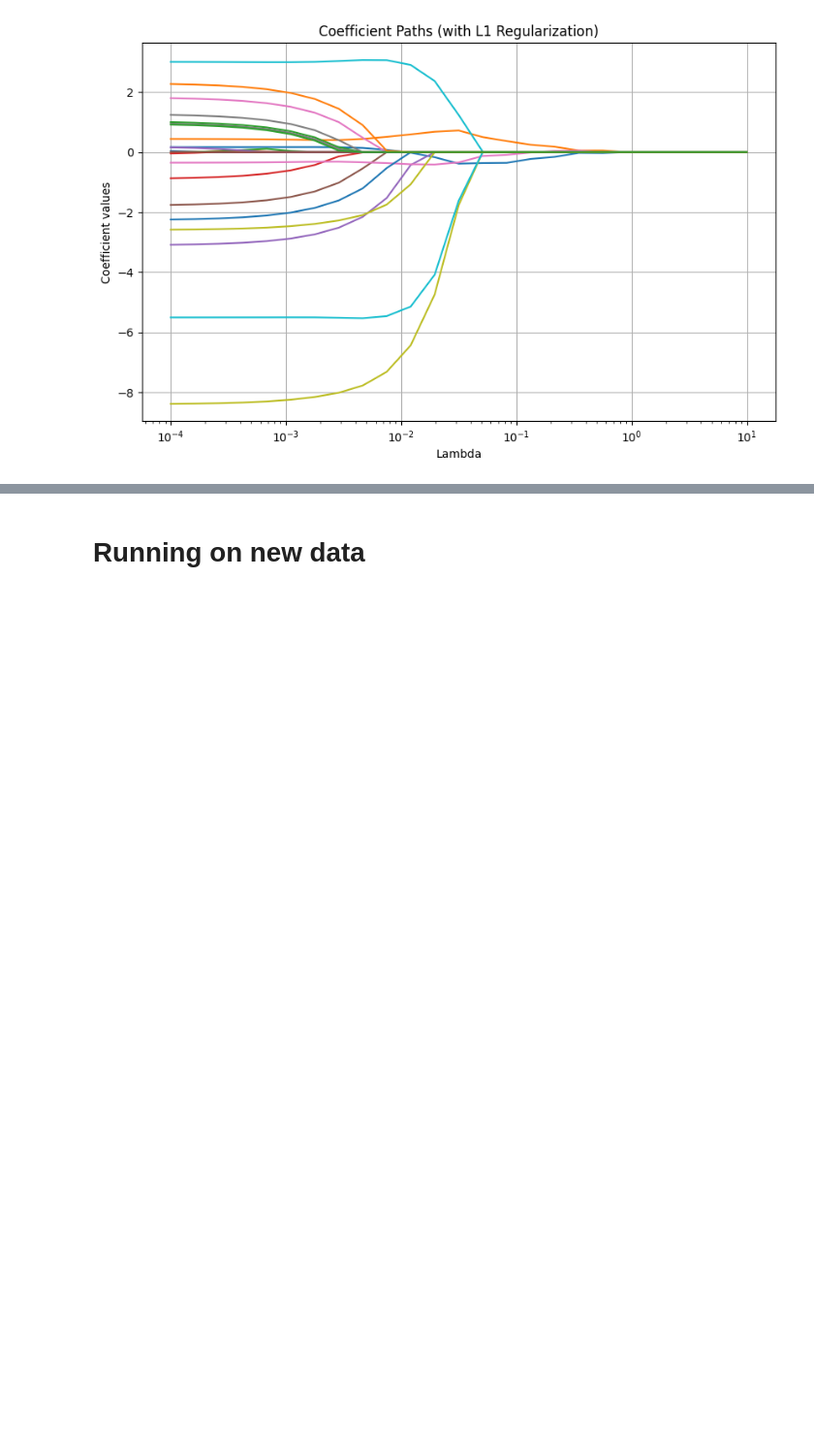
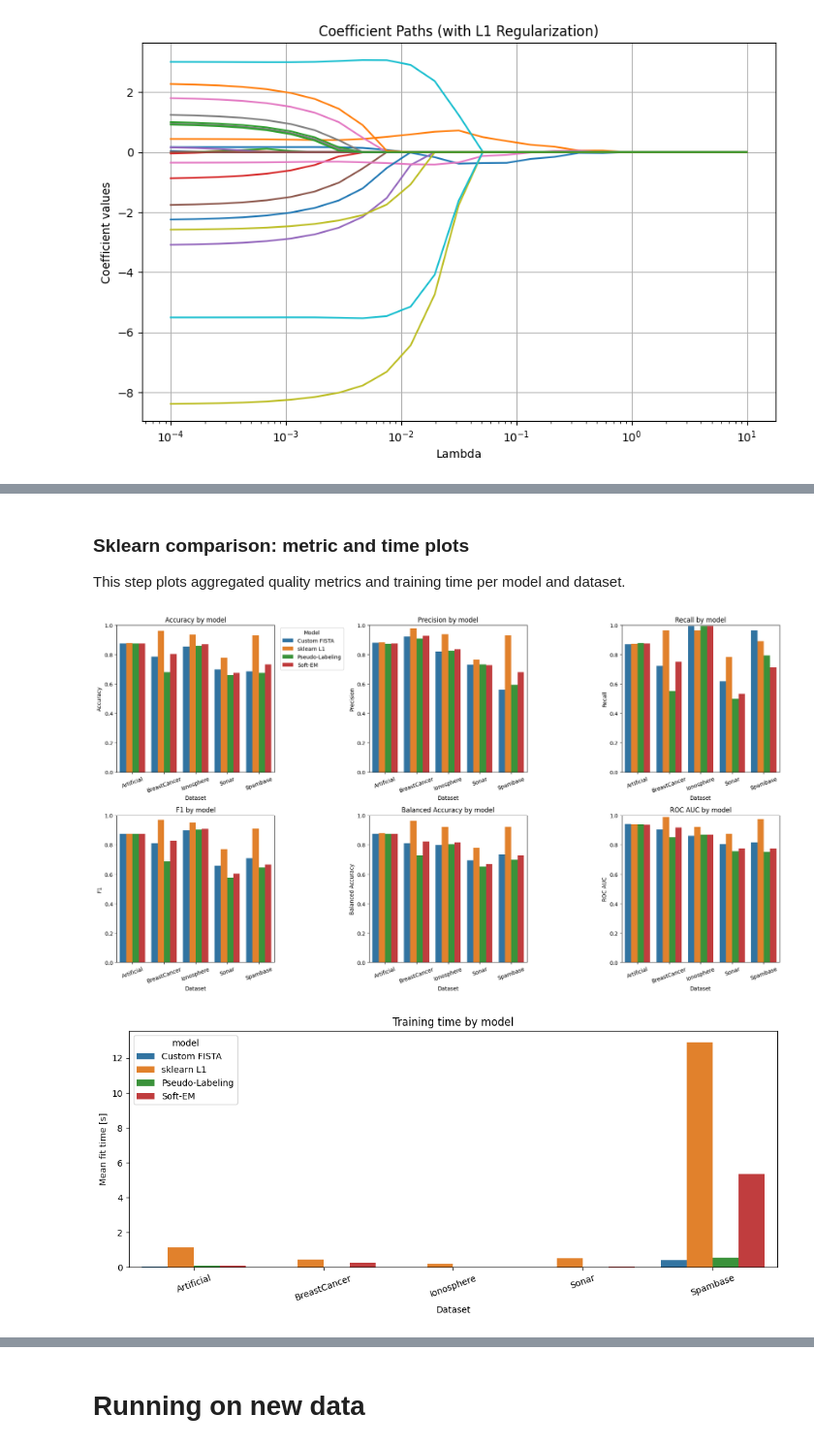
Before and after one commit to IgorLechoszest/AML_Proj1, a Jupyter notebook: src/main.ipynb, the cells around one changed output, grey strips where cells are left out. Shown at 97% size. Cells and saved outputs as stored; diff of their text form; code cells hidden in the pictures; blank space fills up the shorter version.

```diff
--- a/src/main.ipynb
+++ b/src/main.ipynb
@@ -236,0 +805,53 @@ Sklearn F1: 0.9787
+# %% [markdown]
+### Sklearn comparison: metric and time plots
+This step plots aggregated quality metrics and training time per model and dataset.
+# %%
+metric_specs = [
+    ("accuracy_mean", "Accuracy"),
+    ("precision_mean", "Precision"),
+    ("recall_mean", "Recall"),
+    ("f1_mean", "F1"),
+    ("balanced_accuracy_mean", "Balanced Accuracy"),
+    ("roc_auc_mean", "ROC AUC"),
+]
+
+fig, axes = plt.subplots(2, 3, figsize=(18, 10))
+axes = axes.flatten()
+for i, (metric_col, metric_name) in enumerate(metric_specs):
+    sns.barplot(
+        data=comparison_summary_df,
+        x="dataset",
+        y=metric_col,
+        hue="model",
+        hue_order=model_order,
+        ax=axes[i],
+    )
+    axes[i].set_title(f"{metric_name} by model")
+    axes[i].set_xlabel("Dataset")
+    axes[i].set_ylabel(metric_name)
+    axes[i].set_ylim(0.0, 1.0)
+    axes[i].tick_params(axis="x", rotation=20)
+    if i != 0:
+        axes[i].get_legend().remove()
+
+axes[0].legend(title="Model", bbox_to_anchor=(1.02, 1.0), loc="upper left")
+plt.tight_layout()
+plt.show()
+
+plt.figure(figsize=(11, 5))
+sns.barplot(
+    data=comparison_summary_df,
+    x="dataset",
+    y="fit_time_mean",
+    hue="model",
+    hue_order=model_order,
+)
+plt.title("Training time by model")
+plt.xlabel("Dataset")
+plt.ylabel("Mean fit time [s]")
+plt.xticks(rotation=20)
+plt.tight_layout()
+plt.show()
+# %% [output]
+[figure, added]
+[figure, added]
```
Also changed, not shown: parts of 19 cells of this notebook, 1 other file.
